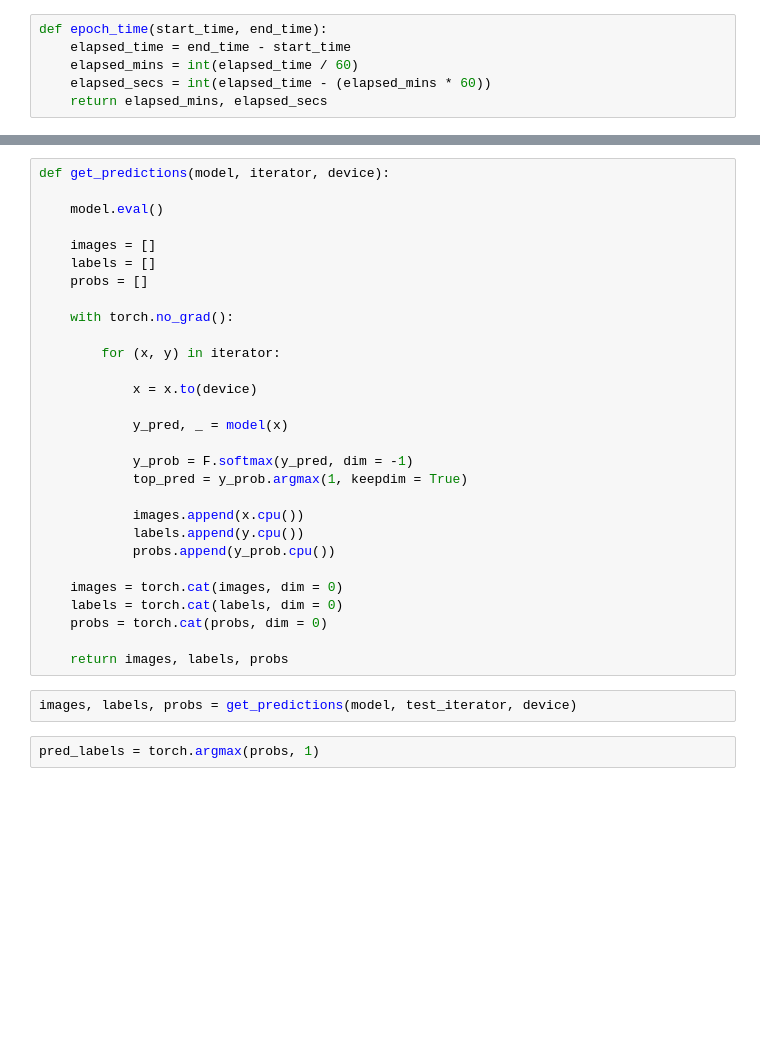
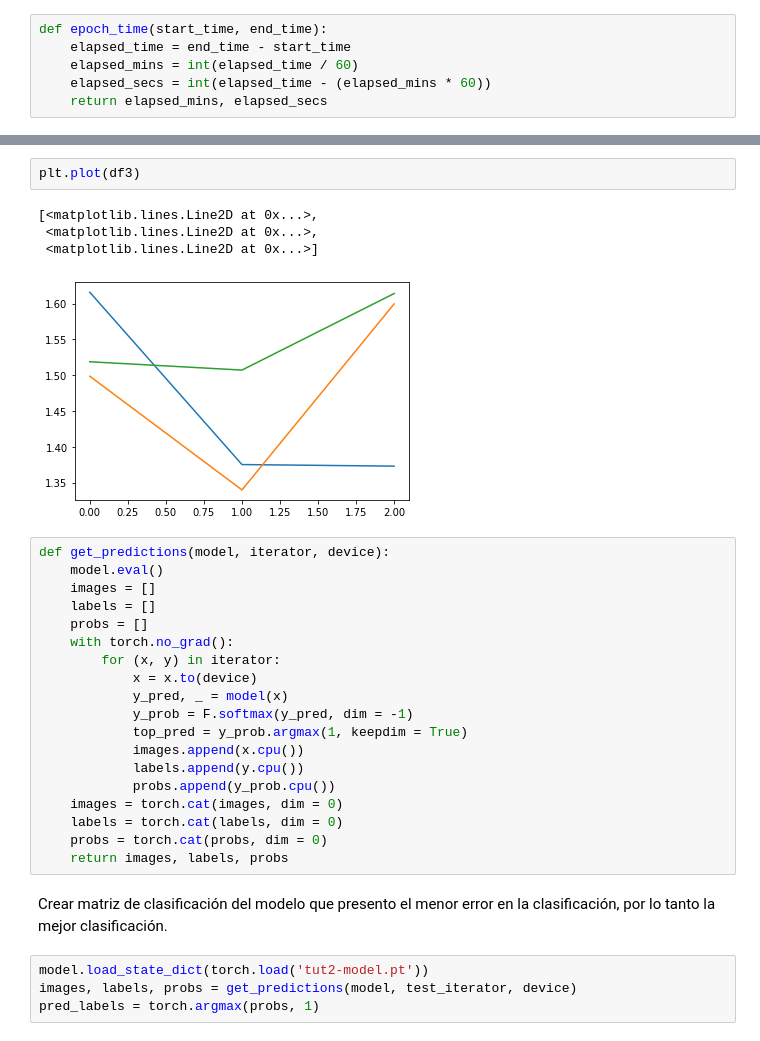
Before and after one commit to matiascoronados/deep_lab, a Jupyter notebook: deep_lab1.ipynb, the cells around one changed output, grey strips where cells are left out. Cells and saved outputs as stored; diff of their text form; blank space fills up the shorter version.

```diff
--- a/deep_lab1.ipynb
+++ b/deep_lab1.ipynb
@@ -287,35 +292,34 @@ Epoch: 03 | Epoch Time: 0m 39s
+# %%
+plt.plot(df3)
+# %% [output]
+[<matplotlib.lines.Line2D at 0x...>,
+ <matplotlib.lines.Line2D at 0x...>,
+ <matplotlib.lines.Line2D at 0x...>]
+[figure, added]
 # %%
 def get_predictions(model, iterator, device):
-
     model.eval()
-
     images = []
     labels = []
     probs = []
-
     with torch.no_grad():
-
         for (x, y) in iterator:
-
             x = x.to(device)
-
             y_pred, _ = model(x)
-
             y_prob = F.softmax(y_pred, dim = -1)
             top_pred = y_prob.argmax(1, keepdim = True)
-
             images.append(x.cpu())
             labels.append(y.cpu())
             probs.append(y_prob.cpu())
-
     images = torch.cat(images, dim = 0)
     labels = torch.cat(labels, dim = 0)
     probs = torch.cat(probs, dim = 0)
-
     return images, labels, probs
-# %%
-images, labels, probs = get_predictions(model, test_iterator, device)
-# %%
-pred_labels = torch.argmax(probs, 1)
+# %% [markdown]
+Crear matriz de clasificación del modelo que presento el menor error en la clasificación, por lo tanto la mejor clasificación.
+# %%
+model.load_state_dict(torch.load('tut2-model.pt'))
+images, labels, probs = get_predictions(model, test_iterator, device)
+pred_labels = torch.argmax(probs, 1)
 # %%
 def plot_confusion_matrix(labels, pred_labels):
```
Also changed, not shown: parts of 33 cells of this notebook, 1 other file.
